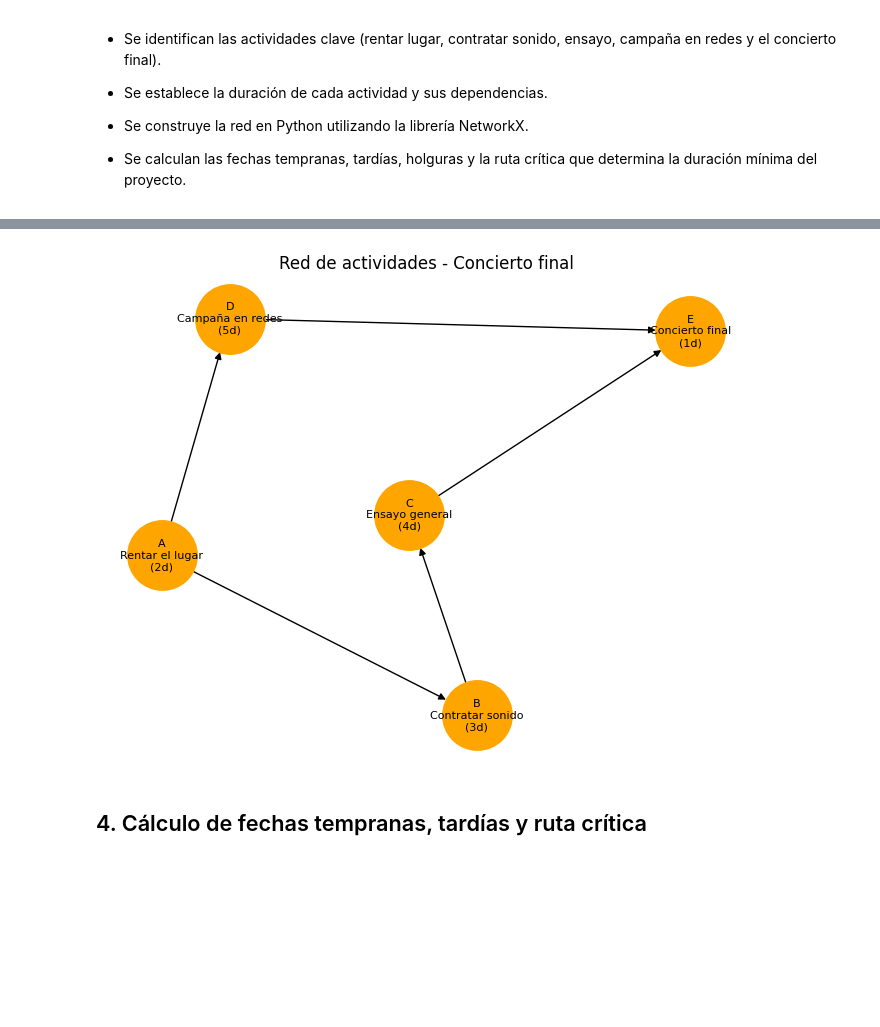
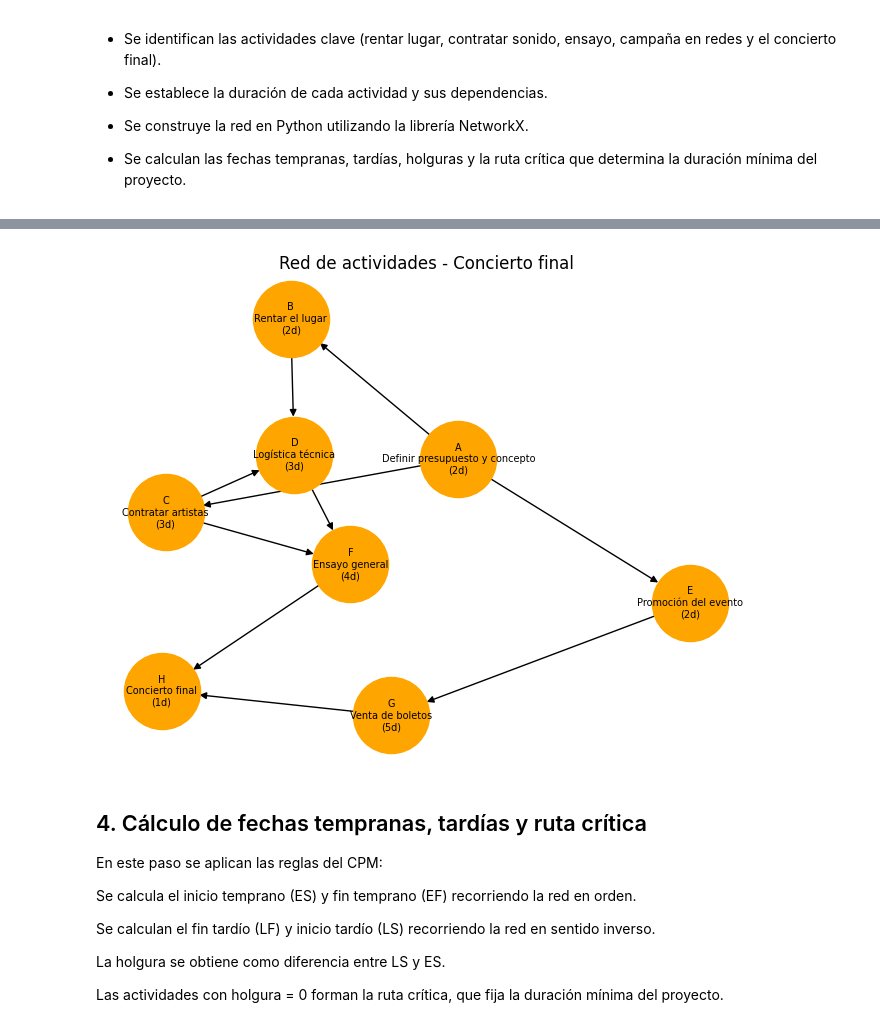
Before and after one commit to lpaolariosm/Investigaci-n-de-Operaciones-, a Jupyter notebook: Proyecto.ipynb, the cells around one changed output, grey strips where cells are left out. Drawn from its saved outputs; the diff is of its cells as text; code cells hidden in the pictures; blank space fills up the shorter version.

```diff
--- a/Proyecto.ipynb
+++ b/Proyecto.ipynb
@@ -30,41 +37,58 @@ En este proyecto se modela la planificación de un concierto mediante el método
 # %%
 import networkx as nx
 import matplotlib.pyplot as plt
 
-# Definición de actividades
+# Definir actividades
 actividades = {
-    "A": ("Rentar el lugar", 2),
-    "B": ("Contratar sonido", 3),
-    "C": ("Ensayo general", 4),
-    "D": ("Campaña en redes", 5),
-    "E": ("Concierto final", 1)
+    "A": ("Definir presupuesto y concepto", 2),
+    "B": ("Rentar el lugar", 2),
+    "C": ("Contratar artistas", 3),
+    "D": ("Logística técnica", 3),
+    "E": ("Promoción del evento", 2),
+    "F": ("Ensayo general", 4),
+    "G": ("Venta de boletos", 5),
+    "H": ("Concierto final", 1)
 }
 
-# Dependencias
+# Definir dependencias
 dependencias = [
     ("A", "B"),
-    ("B", "C"),
-    ("A", "D"),
-    ("C", "E"),
-    ("D", "E")
+    ("A", "C"),
+    ("A", "E"),
+    ("B", "D"),
+    ("C", "D"),
+    ("C", "F"),
+    ("D", "F"),
+    ("E", "G"),
+    ("F", "H"),
+    ("G", "H")
 ]
 
 # Crear grafo
 G = nx.DiGraph()
 for nid, (name, dur) in actividades.items():
     G.add_node(nid, name=name, duration=dur)
-
 G.add_edges_from(dependencias)
 
 # Dibujar red
 pos = nx.spring_layout(G, seed=42)
 labels = {n: f"{n}\n{G.nodes[n]['name']}\n({G.nodes[n]['duration']}d)" for n in G.nodes()}
-nx.draw(G, pos, with_labels=False, arrows=True, node_color="orange", node_size=2500)
-nx.draw_networkx_labels(G, pos, labels, font_size=8)
+nx.draw(G, pos, with_labels=False, arrows=True, node_color="orange", node_size=3000)
+nx.draw_networkx_labels(G, pos, labels, font_size=7)
 plt.title("Red de actividades - Concierto final")
 plt.show()
 # %% [output]
-[figure, old version]
+[figure, new version]
-# %% [markdown]
-## 4. Cálculo de fechas tempranas, tardías y ruta crítica
+# %% [markdown]
+## 4. Cálculo de fechas tempranas, tardías y ruta crítica
+
+En este paso se aplican las reglas del CPM:
+
+Se calcula el inicio temprano (ES) y fin temprano (EF) recorriendo la red en orden.
+
+Se calculan el fin tardío (LF) y inicio tardío (LS) recorriendo la red en sentido inverso.
+
+La holgura se obtiene como diferencia entre LS y ES.
+
+Las actividades con holgura = 0 forman la ruta crítica, que fija la duración mínima del proyecto.
 # %%
```
Also changed, not shown: parts of 11 cells of this notebook.
